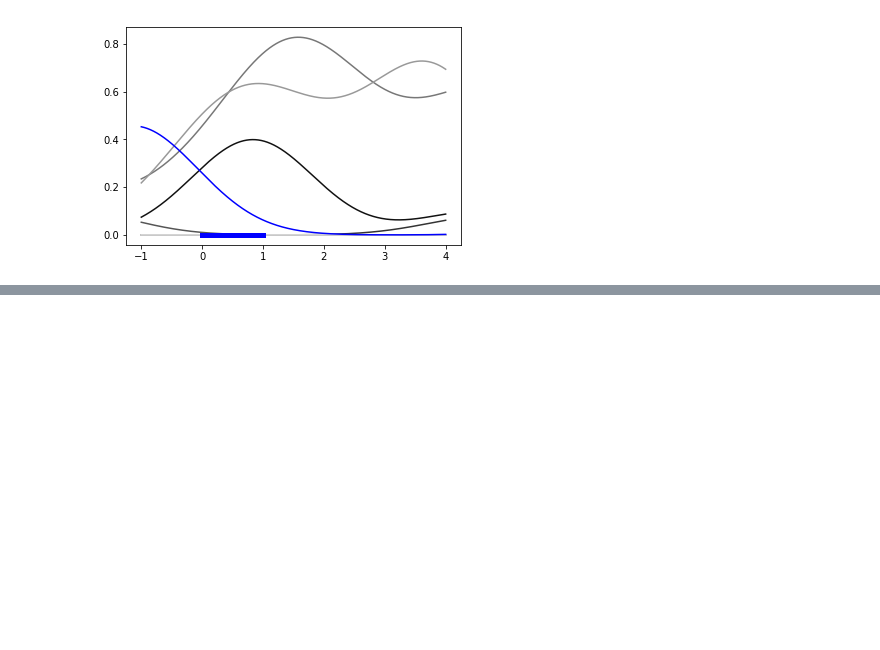
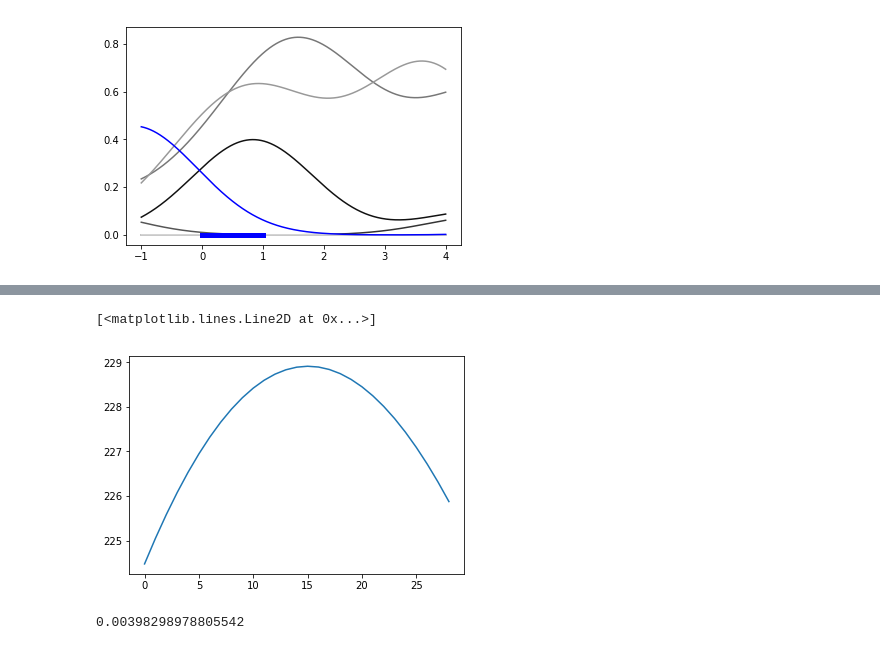
Before and after one commit to ZaneMuir/Sesame, a Jupyter notebook: Analysis/playground.ipynb, the cells around one changed output, grey strips where cells are left out. Cells and saved outputs as stored; diff of their text form; code cells hidden in the pictures; blank space fills up the shorter version.

Commit message:
update analysis result

```diff
--- a/Analysis/playground.ipynb
+++ b/Analysis/playground.ipynb
@@ -105,0 +166,35 @@ plt.show()
+# %%
+# processing new data
+ABABA_mean_result = {}
+
+for (channel, spike_train) in spike_trains.items():
+    ABABA_mean_result[channel] = spike.generate_linear_filter(spike_train.spike_train, kernel)
+# %%
+demo1 = ABABA_mean_result["WBC08a"]
+demo2 = ABABA_mean_result["WBC09a"]
+# %%
+def spike_xcorr(r1, r2, xrange, roi, dstep=0.01):
+    _t = np.linspace(xrange[0], xrange[1], int((xrange[1]-xrange[0])//dstep))
+    _mean_r1 = np.mean([r1(i) for i in _t])
+    _mean_r2 = np.mean([r2(i) for i in _t])
+#     print("mean: "+str(_mean_r1)+' '+str(_mean_r2))
+    result = []
+    for _tau in tqdm(np.linspace(roi[0], roi[1], int((roi[1]-roi[0])//dstep))):
+        _result = np.sum([(r1(_dt) - _mean_r1)*(r2(_dt-_tau) - _mean_r2) for _dt in _t]) / (_t[-1] - _t[0])
+        result.append(_result)
+    return result
+# %%
+ans = spike_xcorr(demo1, demo2, (100,300),(0,0.3))
+# %%
+plt.plot(range(29), ans)
+# %% [output]
+[<matplotlib.lines.Line2D at 0x...>]
+[figure, added]
+# %%
+t0 = time.time()
+n = 1000
+for _ in range(n):
+    _mean_demo2 = np.mean([demo2(i) for i in _x])
+print((time.time() - t0)/n)
+# %% [output]
+0.00398298978805542
```
Also changed, not shown: parts of 6 cells of this notebook, 2 other files.
